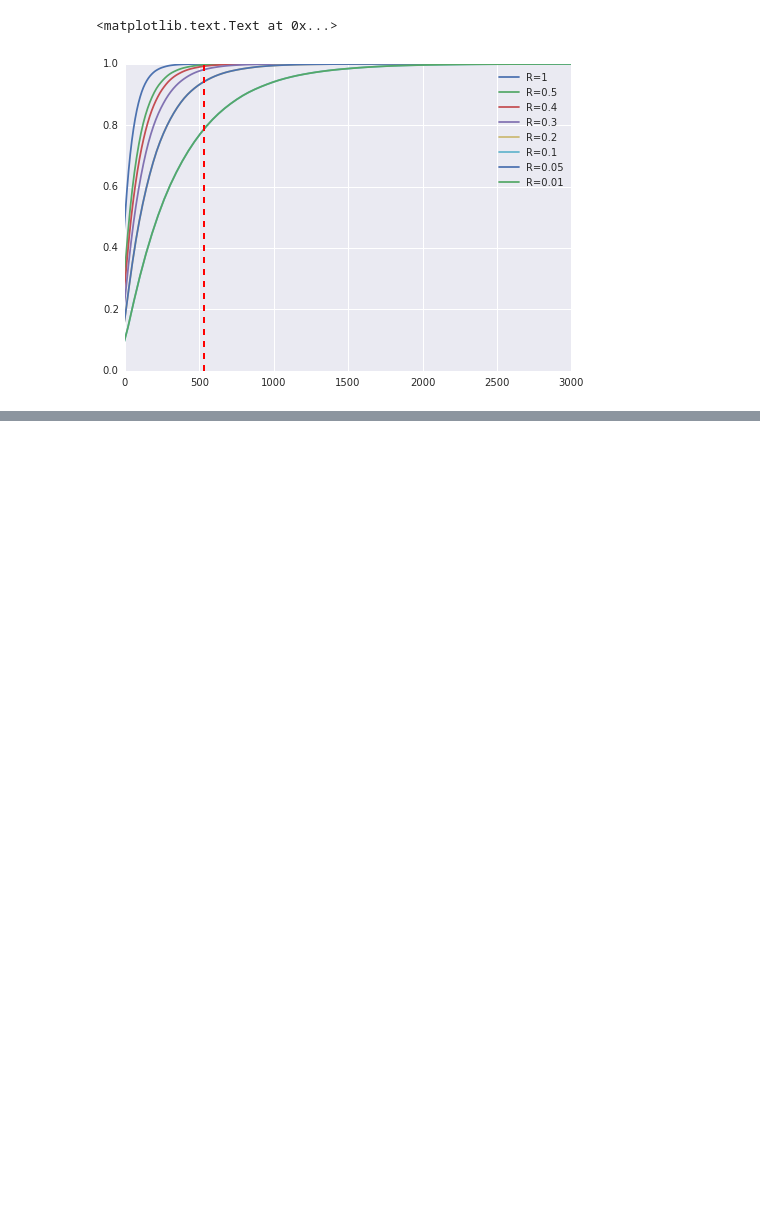
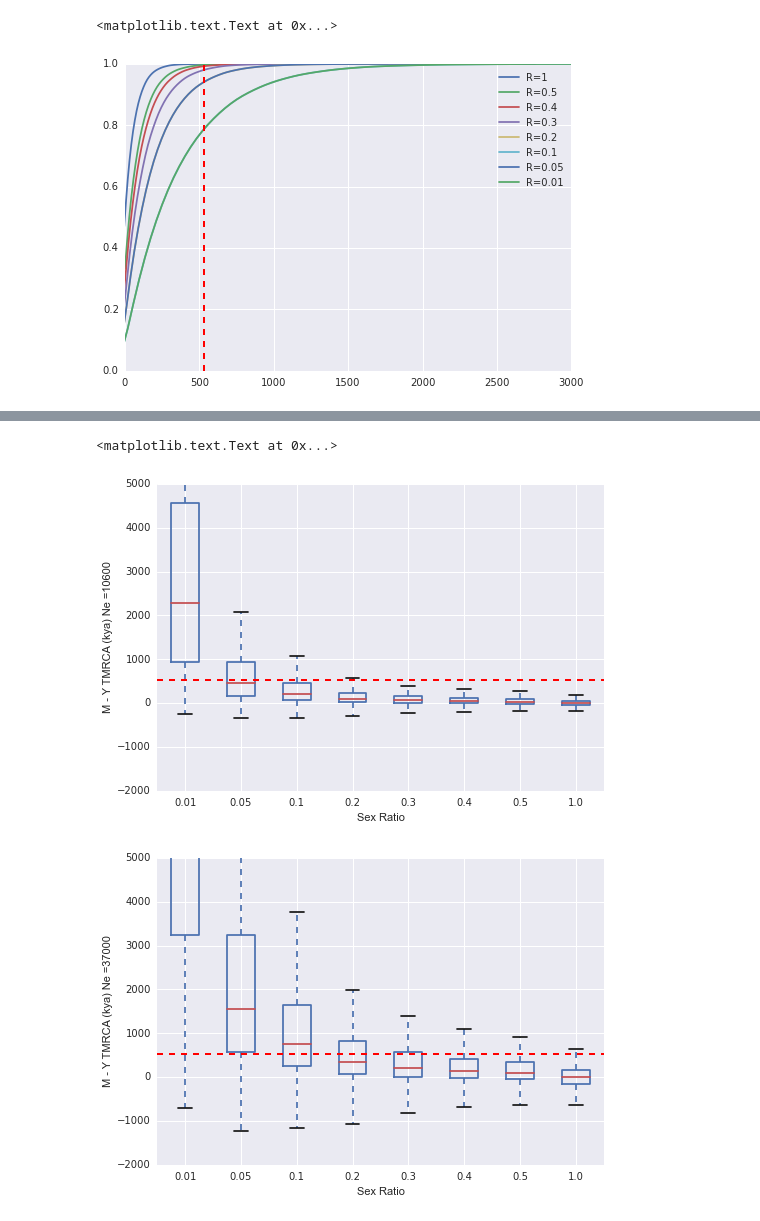
Before and after one commit to moetjens/ChimpY, a Jupyter notebook: TMRCA_Distribution.ipynb, the cells around one changed output, grey strips where cells are left out. Drawn from its saved outputs; the diff is of its cells as text; code cells hidden in the pictures; blank space fills up the shorter version.

```diff
--- a/TMRCA_Distribution.ipynb
+++ b/TMRCA_Distribution.ipynb
@@ -334,0 +419,72 @@ For R = 1.00, 0.0200 percent are greater than 529 ky
+# %%
+#test to see the effect of different Ne values when using the difference
+numDraws = 100000
+
+Ne = 10600
+
+g = 25/1000.
+
+rVals = [0.01,0.05,0.1,0.2,0.3,0.4,0.5,1]
+NeVals = {}
+differences = {}
+for r in rVals:
+    y,m = effectiveChroms(r,Ne)
+    NeVals[r] = [y,m]
+    differences[r] = []
+
+# setup the lists
+for i in xrange(numDraws):
+    for r in rVals:
+        ytmrca = tmrca_2(NeVals[r][0])*g
+        mtmrca = tmrca_2(NeVals[r][1])*g
+        d = mtmrca-ytmrca
+        differences[r].append(d)
+
+diffDF = pd.DataFrame(differences)
+
+
+diffPlot1 = diffDF.plot(kind='box')
+
+
+plt.axhline(y=obsDiff, linewidth=2, color='red',linestyle='--')
+
+diffPlot1.set_ylim([-2000,5000])
+diffPlot1.set_ylabel('M - Y TMRCA (kya) Ne =10600')
+diffPlot1.set_xlabel('Sex Ratio')
+
+
+#test to see the effect of different Ne values
+numDraws = 100000
+
+Ne = 37000
+
+g = 25/1000.
+
+rVals = [0.01,0.05,0.1,0.2,0.3,0.4,0.5,1]
+NeVals = {}
+differences = {}
+for r in rVals:
+    y,m = effectiveChroms(r,Ne)
+    NeVals[r] = [y,m]
+    differences[r] = []
+
+# setup the lists
+for i in xrange(numDraws):
+    for r in rVals:
+        ytmrca = tmrca_2(NeVals[r][0])*g
+        mtmrca = tmrca_2(NeVals[r][1])*g
+        d = mtmrca-ytmrca
+        differences[r].append(d)
+
+diffDF = pd.DataFrame(differences)
+diffPlot = diffDF.plot(kind='box')
+
+plt.axhline(y=obsDiff, linewidth=2, color='red',linestyle='--')
+
+diffPlot.set_ylim([-2000,5000])
+diffPlot.set_ylabel('M - Y TMRCA (kya) Ne =37000')
+diffPlot.set_xlabel('Sex Ratio')
+# %% [output]
+<matplotlib.text.Text at 0x...>
+[figure, added]
+[figure, added]
```
Also changed, not shown: parts of 14 cells of this notebook.
